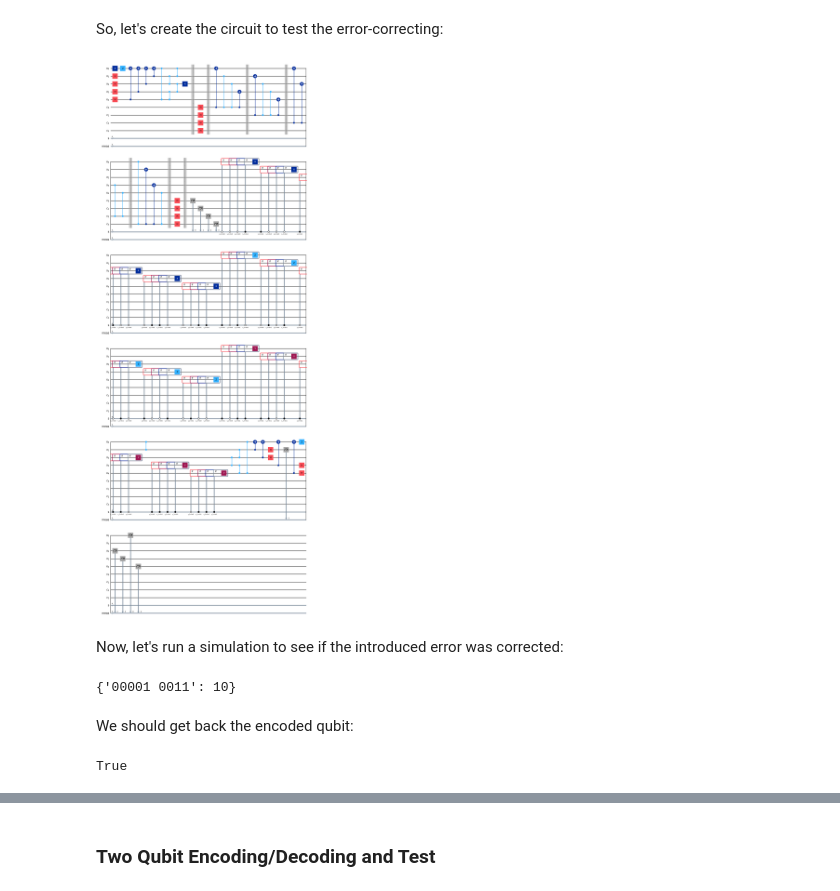
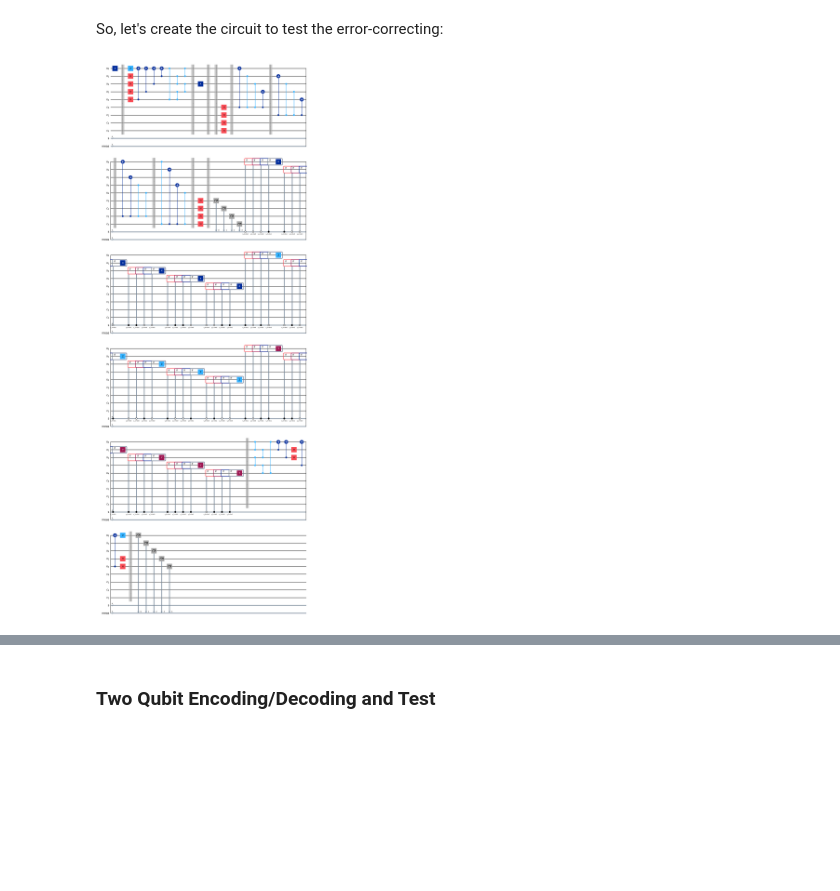
Before and after one commit to lrfinotti/five-qubit-quatum-code, a Jupyter notebook: five-qubit-code-general.ipynb, the cells around one changed output, grey strips where cells are left out. Saved outputs shown, nothing was run; the diff lists cells and outputs as text; code cells hidden in the pictures; blank space fills up the shorter version.

```diff
--- a/five-qubit-code-general.ipynb
+++ b/five-qubit-code-general.ipynb
@@ -442,10 +442,23 @@ code5_circuit.draw("mpl")
 Let's now test the correction of a single Pauli error.  The following function creates a code circuit, adds a specific error to a specific qubit after the encoding.
 # %%
 def test_error_circuit(
-    encoder, code_circuit, qubit, error_gate, error_position, barrier=False
+    encoder,
+    gates_str,
+    add_corrections,
+    qubit,
+    error_gate,
+    error_position,
+    barrier=False,
 ):
-    n_qubits = code_circuit.num_qubits - code_circuit.num_ancillas
-    n_checks = code_circuit.num_ancillas
+    n_qubits = len(gates_str[0])
+    n_checks = len(gates_str)
+
+    decode_dict = error_table(gates_str)
+
+    code_circuit = stabilizer_error_correction_circ(encoder, gates_str, barrier=barrier)
+    add_corrections(
+        code_circuit, code_circuit.qubits[:n_qubits], code_circuit.clbits, decode_dict
+    )
 
     quantum_register = QuantumRegister(size=n_qubits, name="x")
     checks_register = QuantumRegister(size=n_checks, name="c")
@@ -496,35 +509,11 @@ So, let's create the circuit to test the error-correcting:
 # %%
 # change these to test:
 encoded_qubit = 1
 error_gate = "x"
 error_position = 2
 
-test5_circ = test_error_circuit(
-    encoder5, code5_circuit, encoded_qubit, error_gate, error_position, barrier=False
-)
-
-test5_circ.draw("mpl")
+test_error_circuit(
+    encoder5, g5_gates_str, add_5_qubit_correction, encoded_qubit, error_gate, error_position, barrier=True
+).draw("mpl")
 # %% [output]
-[figure, old version]
+[figure, new version]
-# %% [markdown]
-Now, let's run a simulation to see if the introduced error was corrected:
-# %%
-simulator = AerSimulator()
-
-# Transpile the circuit for the backend
-compiled_circuit = transpile(test5_circ, simulator)
-
-# Run the circuit -- shot probably could be 1...
-job = simulator.run(compiled_circuit, shots=10)
-
-# Get the measurement counts
-counts = job.result().get_counts()
-counts
-# %% [output]
-{'00001 0011': 10}
-# %% [markdown]
-We should get back the encoded qubit:
-# %%
-list(counts.keys())[0].split()[0][::-1] == str(encoded_qubit) + 4 * "0"
-# %% [output]
-True
```
Also changed, not shown: parts of 37 cells of this notebook, 6 other files.
